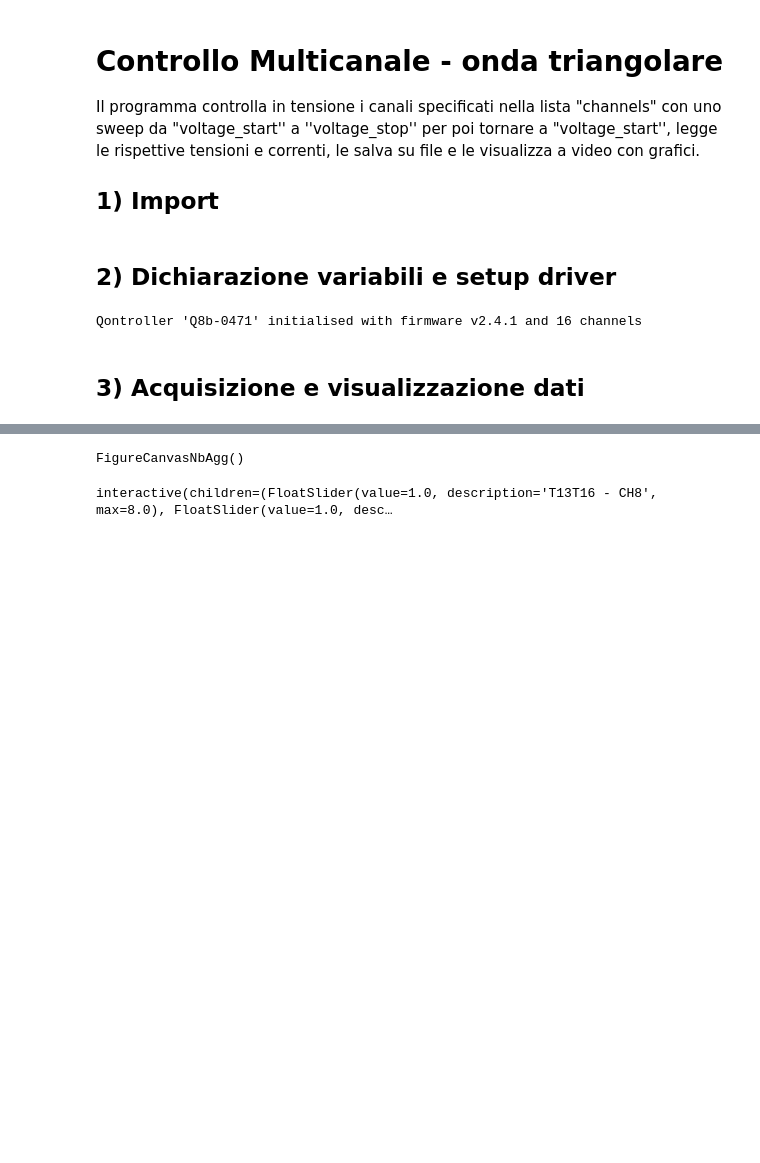
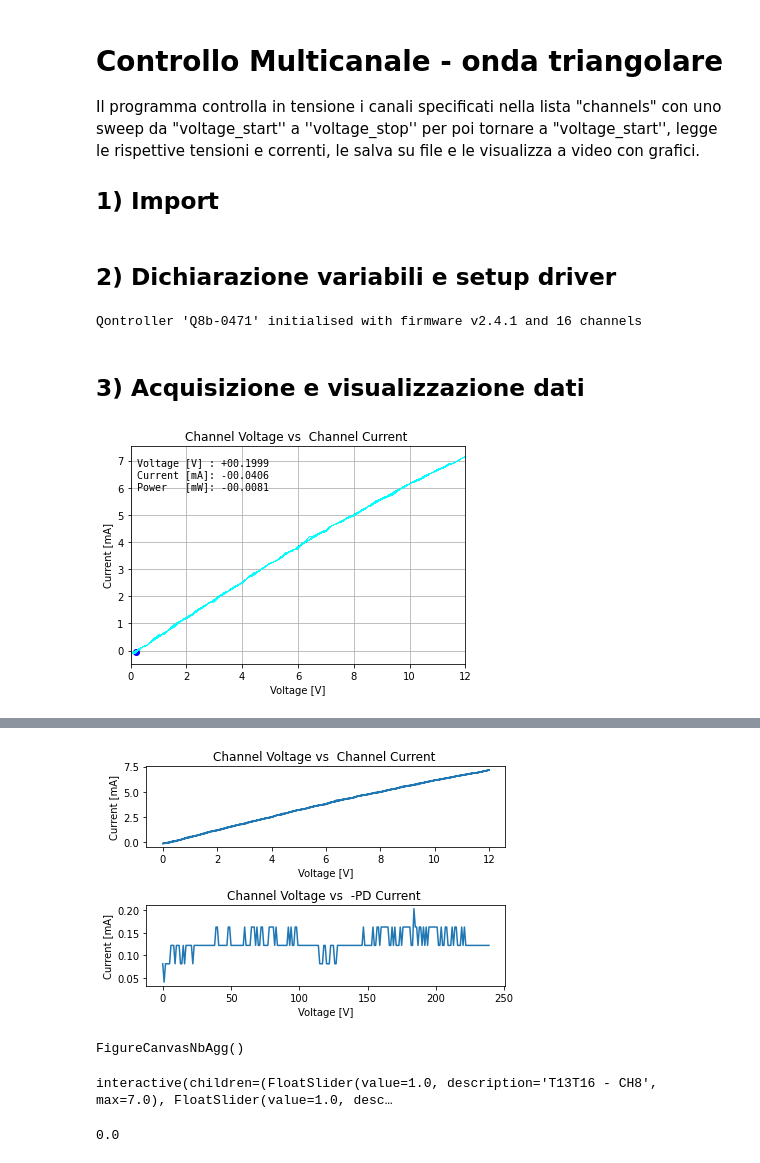
Before and after one commit to LucaGemma/Q8b, a Jupyter notebook: Controllo Multicanale/Controllo Multicanale - onda triangolare.ipynb, the cells around one changed output, grey strips where cells are left out. Saved outputs shown, nothing was run; the diff lists cells and outputs as text; code cells hidden in the pictures; blank space fills up the shorter version.

```diff
--- a/Controllo Multicanale/Controllo Multicanale - onda triangolare.ipynb
+++ b/Controllo Multicanale/Controllo Multicanale - onda triangolare.ipynb
@@ -29,17 +29,17 @@ import math
 ## 2) Dichiarazione variabili e setup driver
 # %%
 # Variable declarations
-voltage = 8.0
+voltage = 7.0
 repetitions = 2
-channels = [2] # the channels connected to the device
+channels = [0] # the channels connected to the device
 #channels = [k for k in range(10)] # the channels connected to the device
 channel_PD = 3 # the channel connected to the photodiode
 voltage_PD = 0 # the voltage to be set to the photodiode
 voltage_start = [0.0 for j in range(len(channels))] # starting voltage values for each channel
 voltage_stop = [voltage for j in range(len(channels))] # stopping voltage values for each channel
 voltage_step = [0.2 for j in range(len(channels))] # voltage steps for each channel
-max_current = 50 # current compliance
-max_voltage = 8 # voltage compliance
+max_current = 15 # current compliance
+max_voltage = 12.0 # voltage compliance
 measured_voltage = [[[] for i in range(len(channels))] for j in range(len(channels))] # measured_voltage[channels][channel_under_sweep][measurement]
 measured_current = [[[] for i in range(len(channels))] for j in range(len(channels))] # current measurements
 PD_voltage = [[] for i in range(len(channels))] # PD voltage measurements
@@ -50,14 +50,14 @@ F_triangular = 1 # FLAG : 0 for ramp sweep, 1 for triangular sweep
 now = datetime.datetime.now() # retrieve current date and time (for file name)
 
 # Configuration (Laser and Amplifier)
-laser_wavelength = 697
-laser_power = 5
-amplifier_gain = 40
+laser_wavelength = 850
+laser_power = 4.93
+amplifier_gain = 0
 
-device = "T22T16_" + str(voltage)  + "V_100sweep"
+device = "T25T16_" + str(voltage)  + "V_2sweep"
 
 # Set the right path and file
-save_path = "G:/Shared drives/FMPS Archive/Projects/0_QPIXPAD/QPX4/Opt.Meas/20210720_Q5_-5/Characterization_tests/"
+save_path = "G:/Shared drives/FMPS Archive/Projects/0_QPIXPAD/QPX4/Opt.Meas/20210728_Q5_-04_-10_nodp/Q8b/"
 file_name = "Multiple_channels_control_" + now.strftime("%d_%m_%Y_%H_%M_%S")+ device + '.txt'
 completeName = os.path.join(save_path, file_name)
 
@@ -89,9 +89,10 @@ header = timestamp+configuration+annotation+voltage_parameters+description
 # Write the header and the column headers to the file
 meas_file = open(completeName, "a")
 meas_file.write(header)
-meas_file.write("%PD at channel " + str(channel_PD) + ": Voltage [V]\tCurrent [mA]")
+meas_file.write("\n%PD at channel " + str(channel_PD) + ": Voltage [V]\tCurrent [mA]")
 for j in range(len(channels)):
     meas_file.write("\tChannel " +str(channels[j]) + " : Voltage [V]\tCurrent [mA]")
+meas_file.write("\tTimestamp")
 meas_file.write("\n")
 
 
@@ -131,7 +132,8 @@ ax.grid()
 
 textstr = 'Current: '
 
-thispoint_text = ax.text(max(voltage_stop)/2, 0.95, textstr)
+#thispoint_text = ax.text(max(voltage_stop)/2, 0.95, textstr)
+thispoint_text = ax.text(ax.get_xlim()[0], ax.get_ylim()[1], textstr, verticalalignment = 'top', fontfamily = 'monospace')
 
 # Perform a voltage sweep for each channel
 for channel_n in range(len(channels)):
@@ -170,6 +172,8 @@ for channel_n in range(len(channels)):
                     measured_current[j][channel_n].append(temp_current)
                     #print("Channel {:} : Voltage -> {:} V, Current -> {:} mA" .format(channels[j], temp_voltage, temp_current))
                     meas_file.write("\t{:+010.6f}\t{:+010.6f}" .format(temp_voltage, temp_current))
+                now = datetime.datetime.now()
+                meas_file.write("\t" + now.strftime("%d/%m/%Y-%H:%M:%S"))
                 meas_file.write("\n")
 
                 i = channel_n
@@ -178,11 +182,13 @@ for channel_n in range(len(channels)):
                 ax.plot(measured_voltage[i][i],measured_current[i][i], color='cyan', linewidth=0.1)
                 thispoint.set_xdata(measured_voltage[i][i][-1])
                 thispoint.set_ydata(measured_current[i][i][-1])
-                thispoint_text.set_text('Voltage [V]: {:+08.4f} \nCurrent [mA]: {:+08.4f} \nResistance [Ohm]: {:+08.4f} \nPower [mW]: {:+08.4f} \n' \
+
+                thispoint_text.set_text('\n Voltage [V] : {:+08.4f} \n Current [mA]: {:+08.4f} \n Power   [mW]: {:+08.4f} \n' \
                                         .format(measured_voltage[i][i][-1], measured_current[i][i][-1], \
-                                         measured_voltage[i][i][-1]/(measured_current[i][i][-1]/1000),\
+                                         # measured_voltage[i][i][-1]/(measured_current[i][i][-1]/1000),\
                                          measured_voltage[i][i][-1]*measured_current[i][i][-1]))
-                #thispoint_text.set_position((measured_voltage[i][i][-1], measured_current[i][i][-1]))
+
+                thispoint_text.set_position((ax.get_xlim()[0], ax.get_ylim()[1]))
                 display(fig)
                 plt.close()
                 plt.pause(0.05)
@@ -197,30 +203,32 @@ for channel_n in range(len(channels)):
 
 # Plot results
 fig, axs = plt.subplots(2,1)
 
 axs[0].set_title('Channel Voltage vs  Channel Current ')
 axs[0].set_xlabel('Voltage [V]')
 axs[0].set_ylabel('Current [mA]')
 axs[1].set_title('Channel Voltage vs  -PD Current ')
 axs[1].set_xlabel('Voltage [V]')
 axs[1].set_ylabel('Current [mA]')
 
 for i in range(len(channels)):
     #print("\nPLOTS FOR DRIVING CHANNEL {:} \n" .format(channels[i]))
     if F_overlapping_plots == 0:
         axs[0].plot(range(i*len(measured_current[i][i]),(i+1)*len(measured_current[i][i])), measured_current[i][i])
         axs[1].plot(range(i*len(measured_current[i][i]),(i+1)*len(measured_current[i][i])), PD_current[i])
     else:
         axs[0].plot(measured_voltage[i][i], measured_current[i][i])
         axs[1].plot(range(len(measured_current[i][i])), PD_current[i])
 plt.tight_layout()
 
 # Close the log file
 meas_file.close()
 
 # Set all channels to zero
 q.v[:] = 0
 q.i[:] = 0
 
 # Close the communication with the driver
 q.close()
+# %% [output]
+[figure, added]
@@ -227,3 +236,4 @@ q.close()
+[figure, added]
 # %%
 %matplotlib widget
 axis_color = 'lightgoldenrodyellow'
@@ -274,43 +284,43 @@ Channel     Resistance
 
 T13T16_slider = widgets.FloatSlider(
     value=1,
-    min=0, max=8, step=0.1,
+    min=0, max=voltage, step=0.1,
     description='T13T16 - CH8',
     continuous_update=True)
 
 T14T16_slider = widgets.FloatSlider(
     value=1,
-    min=0, max=8, step=0.1,
+    min=0, max=voltage, step=0.1,
     description='T14T16 - CH8',
     continuous_update=True)
 
 T15T16_slider = widgets.FloatSlider(
     value=1,
-    min=0, max=8, step=0.1,
+    min=0, max=voltage, step=0.1,
     description='T15T16 - CH8',
     continuous_update=True)
 
 T17T16_slider = widgets.FloatSlider(
     value=1,
-    min=0, max=8, step=0.1,
+    min=0, max=voltage, step=0.1,
     description='T17T16 - CH8',
     continuous_update=True)
 
 T18T16_slider = widgets.FloatSlider(
     value=1,
-    min=0, max=8, step=0.1,
+    min=0, max=voltage, step=0.1,
     description='T18T16 - CH8',
     continuous_update=True)
 
 T19T16_slider = widgets.FloatSlider(
     value=1,
-    min=0, max=8, step=0.1,
+    min=0, max=voltage, step=0.1,
     description='T19T16 - CH8',
     continuous_update=True)
 
 T20T16_slider = widgets.FloatSlider(
     value=1,
-    min=0, max=8, step=0.1,
+    min=0, max=voltage, step=0.1,
     description='T20T16 - CH8',
     continuous_update=True)
 
@@ -338,4 +348,8 @@ display(z)
 plt.show()
 # %% [output]
 FigureCanvasNbAgg()
-interactive(children=(FloatSlider(value=1.0, description='T13T16 - CH8', max=8.0), FloatSlider(value=1.0, desc…
+interactive(children=(FloatSlider(value=1.0, description='T13T16 - CH8', max=7.0), FloatSlider(value=1.0, desc…
+# %%
+ax.get_xlim()[0]
+# %% [output]
+0.0
```
Also changed, not shown: parts of 1 cell of this notebook, 1 other file.
